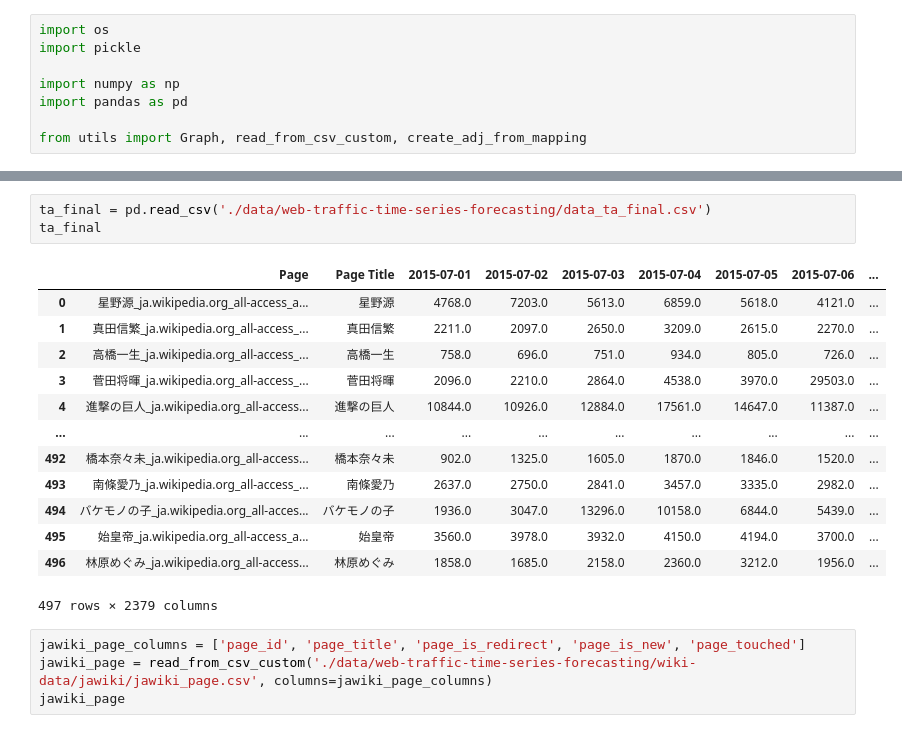
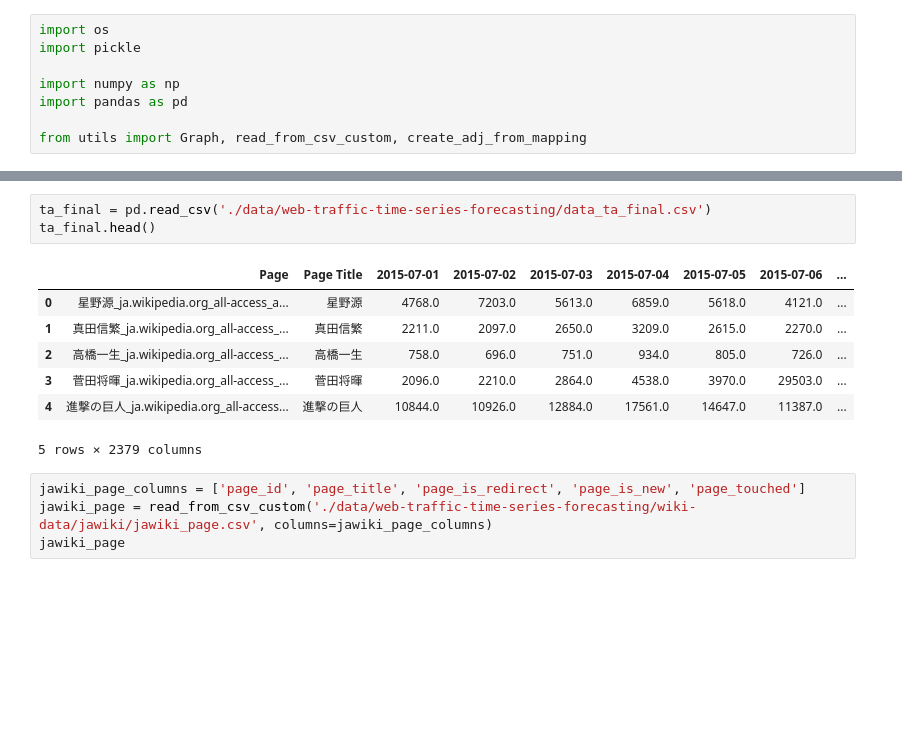
Before and after one commit to MikhaelBelmiro/Final-Project, a Jupyter notebook: exploration/exploration.ipynb, the cells around one changed output, grey strips where cells are left out. Drawn from its saved outputs; the diff is of its cells as text; blank space fills up the shorter version.

```diff
--- a/exploration/exploration.ipynb
+++ b/exploration/exploration.ipynb
@@ -275,20 +273,14 @@ graph.read_from_file(adjacency_list_filename='./data/web-traffic-time-series-for
 # %%
 ta_final = pd.read_csv('./data/web-traffic-time-series-forecasting/data_ta_final.csv')
-ta_final
+ta_final.head()
 # %% [output]
 |  | Page | Page Title | 2015-07-01 | 2015-07-02 | 2015-07-03 | 2015-07-04 | 2015-07-05 | 2015-07-06 | ... |
 | 0 | 星野源_ja.wikipedia.org_all-access_a... | 星野源 | 4768.0 | 7203.0 | 5613.0 | 6859.0 | 5618.0 | 4121.0 | ... |
 | 1 | 真田信繁_ja.wikipedia.org_all-access_... | 真田信繁 | 2211.0 | 2097.0 | 2650.0 | 3209.0 | 2615.0 | 2270.0 | ... |
 | 2 | 高橋一生_ja.wikipedia.org_all-access_... | 高橋一生 | 758.0 | 696.0 | 751.0 | 934.0 | 805.0 | 726.0 | ... |
 | 3 | 菅田将暉_ja.wikipedia.org_all-access_... | 菅田将暉 | 2096.0 | 2210.0 | 2864.0 | 4538.0 | 3970.0 | 29503.0 | ... |
 | 4 | 進撃の巨人_ja.wikipedia.org_all-access... | 進撃の巨人 | 10844.0 | 10926.0 | 12884.0 | 17561.0 | 14647.0 | 11387.0 | ... |
-| ... | ... | ... | ... | ... | ... | ... | ... | ... | ... |
-| 492 | 橋本奈々未_ja.wikipedia.org_all-access... | 橋本奈々未 | 902.0 | 1325.0 | 1605.0 | 1870.0 | 1846.0 | 1520.0 | ... |
-| 493 | 南條愛乃_ja.wikipedia.org_all-access_... | 南條愛乃 | 2637.0 | 2750.0 | 2841.0 | 3457.0 | 3335.0 | 2982.0 | ... |
-| 494 | バケモノの子_ja.wikipedia.org_all-acces... | バケモノの子 | 1936.0 | 3047.0 | 13296.0 | 10158.0 | 6844.0 | 5439.0 | ... |
-| 495 | 始皇帝_ja.wikipedia.org_all-access_a... | 始皇帝 | 3560.0 | 3978.0 | 3932.0 | 4150.0 | 4194.0 | 3700.0 | ... |
-| 496 | 林原めぐみ_ja.wikipedia.org_all-access... | 林原めぐみ | 1858.0 | 1685.0 | 2158.0 | 2360.0 | 3212.0 | 1956.0 | ... |
-497 rows × 2379 columns
+5 rows × 2379 columns
 # %%
 jawiki_page_columns = ['page_id', 'page_title', 'page_is_redirect', 'page_is_new', 'page_touched']
 jawiki_page = read_from_csv_custom('./data/web-traffic-time-series-forecasting/wiki-data/jawiki/jawiki_page.csv', columns=jawiki_page_columns)
```
Also changed, not shown: parts of 34 cells of this notebook, 18 other files.
